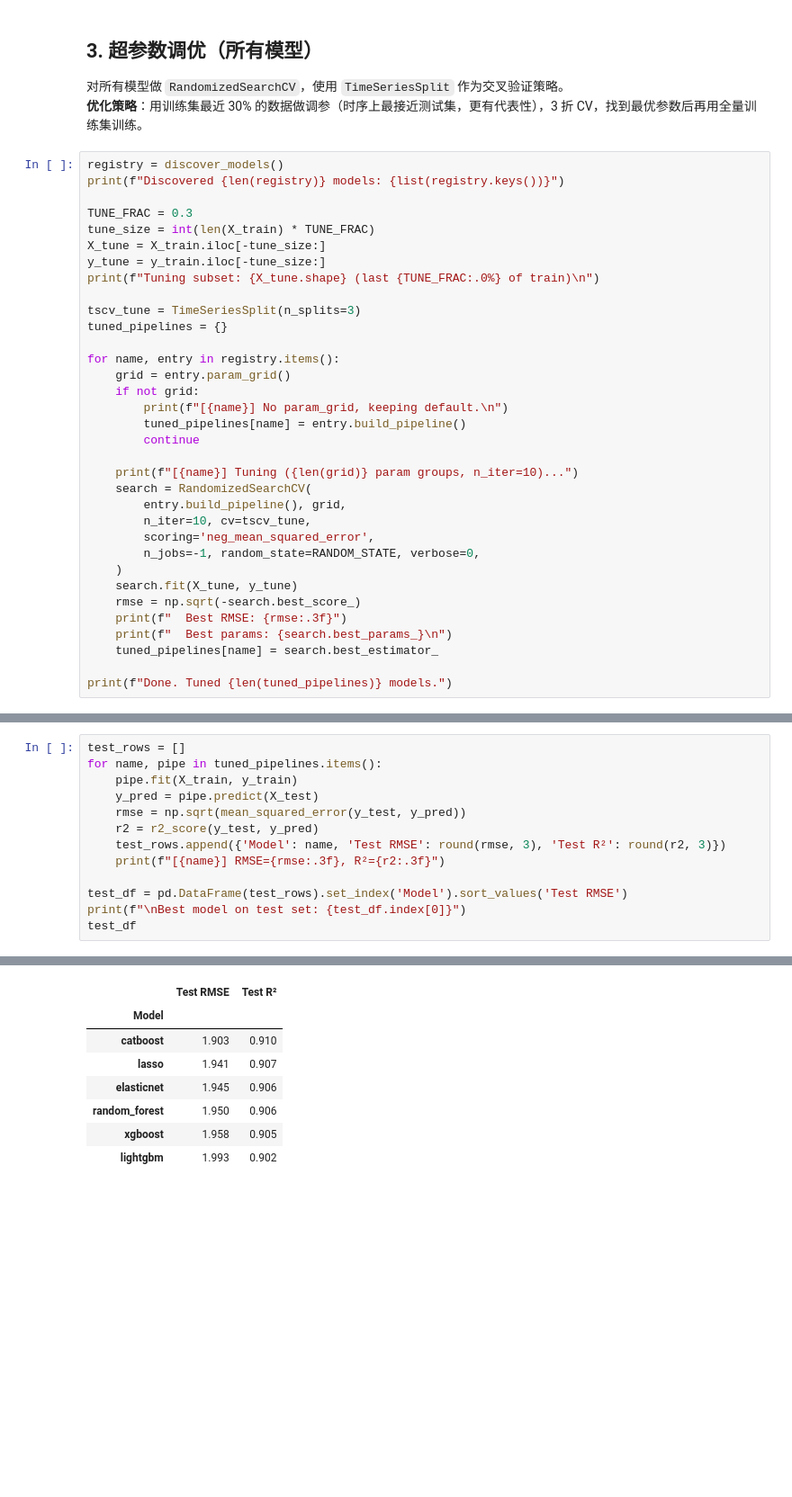
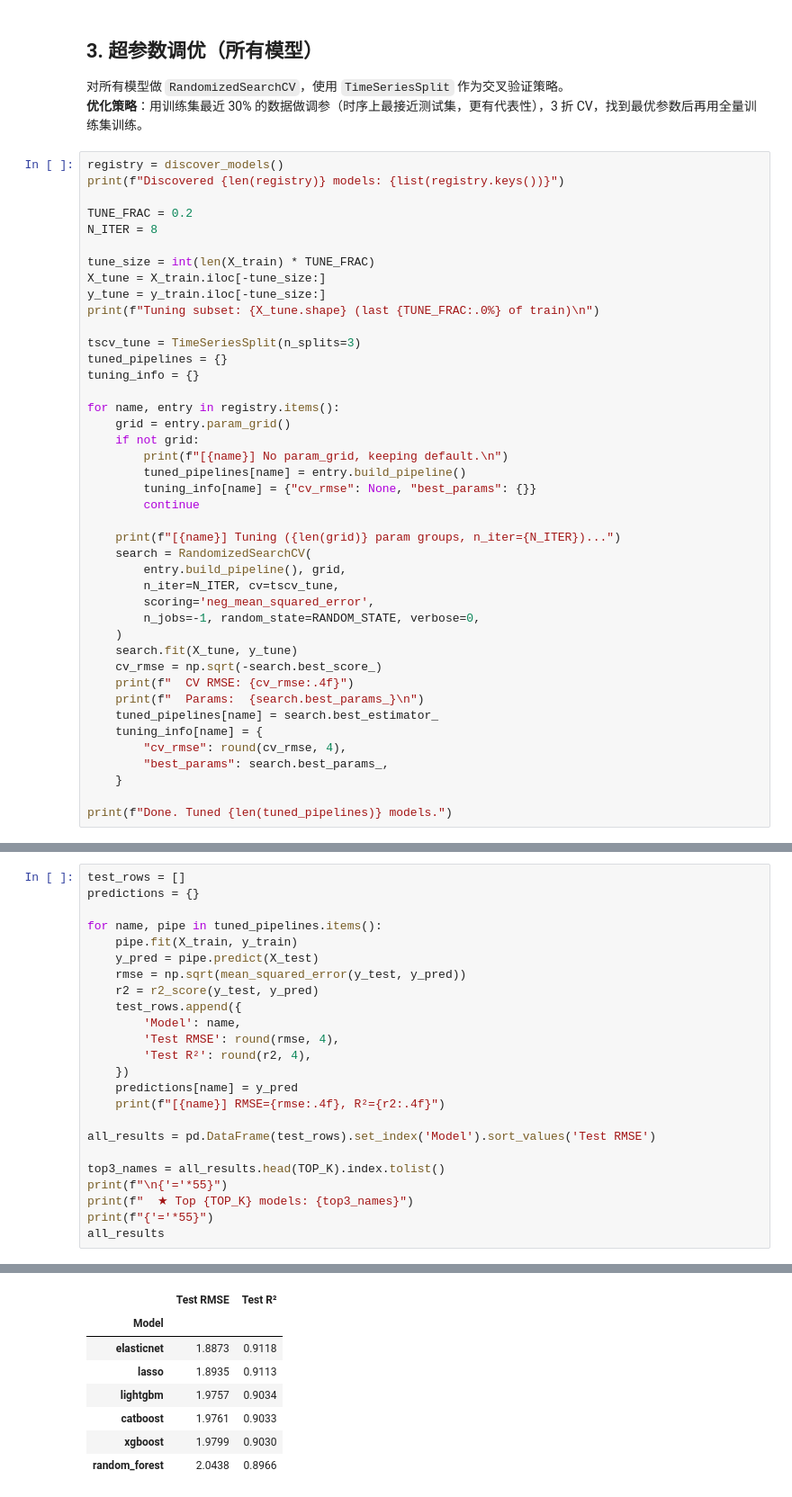
Before and after one commit to zhang-dot-dev/weather-forecast, a Jupyter notebook: notebooks/03_modeling.ipynb, the cells around one changed output, grey strips where cells are left out. Shown at 90% size. Cells and saved outputs as stored; diff of their text form; blank space fills up the shorter version.

```diff
--- a/notebooks/03_modeling.ipynb
+++ b/notebooks/03_modeling.ipynb
@@ -88,7 +108,9 @@ X_train: (300587, 25), X_test: (75147, 25)
 registry = discover_models()
 print(f"Discovered {len(registry)} models: {list(registry.keys())}")
 
-TUNE_FRAC = 0.3
+TUNE_FRAC = 0.2
+N_ITER = 8
+
 tune_size = int(len(X_train) * TUNE_FRAC)
 X_tune = X_train.iloc[-tune_size:]
 y_tune = y_train.iloc[-tune_size:]
@@ -96,26 +118,32 @@ print(f"Tuning subset: {X_tune.shape} (last {TUNE_FRAC:.0%} of train)\n")
 
 tscv_tune = TimeSeriesSplit(n_splits=3)
 tuned_pipelines = {}
+tuning_info = {}
 
 for name, entry in registry.items():
     grid = entry.param_grid()
     if not grid:
         print(f"[{name}] No param_grid, keeping default.\n")
         tuned_pipelines[name] = entry.build_pipeline()
+        tuning_info[name] = {"cv_rmse": None, "best_params": {}}
         continue
 
-    print(f"[{name}] Tuning ({len(grid)} param groups, n_iter=10)...")
+    print(f"[{name}] Tuning ({len(grid)} param groups, n_iter={N_ITER})...")
     search = RandomizedSearchCV(
         entry.build_pipeline(), grid,
-        n_iter=10, cv=tscv_tune,
+        n_iter=N_ITER, cv=tscv_tune,
         scoring='neg_mean_squared_error',
         n_jobs=-1, random_state=RANDOM_STATE, verbose=0,
     )
     search.fit(X_tune, y_tune)
-    rmse = np.sqrt(-search.best_score_)
-    print(f"  Best RMSE: {rmse:.3f}")
-    print(f"  Best params: {search.best_params_}\n")
+    cv_rmse = np.sqrt(-search.best_score_)
+    print(f"  CV RMSE: {cv_rmse:.4f}")
+    print(f"  Params:  {search.best_params_}\n")
     tuned_pipelines[name] = search.best_estimator_
+    tuning_info[name] = {
+        "cv_rmse": round(cv_rmse, 4),
+        "best_params": search.best_params_,
+    }
 
 print(f"Done. Tuned {len(tuned_pipelines)} models.")
 # %% [output]
@@ -154,14 +172,25 @@ Done. Tuned 6 models.
 # %%
 test_rows = []
+predictions = {}
+
 for name, pipe in tuned_pipelines.items():
     pipe.fit(X_train, y_train)
     y_pred = pipe.predict(X_test)
     rmse = np.sqrt(mean_squared_error(y_test, y_pred))
     r2 = r2_score(y_test, y_pred)
-    test_rows.append({'Model': name, 'Test RMSE': round(rmse, 3), 'Test R²': round(r2, 3)})
-    print(f"[{name}] RMSE={rmse:.3f}, R²={r2:.3f}")
+    test_rows.append({
+        'Model': name,
+        'Test RMSE': round(rmse, 4),
+        'Test R²': round(r2, 4),
+    })
+    predictions[name] = y_pred
+    print(f"[{name}] RMSE={rmse:.4f}, R²={r2:.4f}")
 
-test_df = pd.DataFrame(test_rows).set_index('Model').sort_values('Test RMSE')
-print(f"\nBest model on test set: {test_df.index[0]}")
-test_df
+all_results = pd.DataFrame(test_rows).set_index('Model').sort_values('Test RMSE')
+
+top3_names = all_results.head(TOP_K).index.tolist()
+print(f"\n{'='*55}")
+print(f"  ★ Top {TOP_K} models: {top3_names}")
+print(f"{'='*55}")
+all_results
 # %% [output]
@@ -176,9 +207,9 @@ Best model on test set: catboost
 |  | Test RMSE | Test R² |
 | Model |  |  |
-| catboost | 1.903 | 0.910 |
-| lasso | 1.941 | 0.907 |
-| elasticnet | 1.945 | 0.906 |
-| random_forest | 1.950 | 0.906 |
-| xgboost | 1.958 | 0.905 |
-| lightgbm | 1.993 | 0.902 |
+| elasticnet | 1.8873 | 0.9118 |
+| lasso | 1.8935 | 0.9113 |
+| lightgbm | 1.9757 | 0.9034 |
+| catboost | 1.9761 | 0.9033 |
+| xgboost | 1.9799 | 0.9030 |
+| random_forest | 2.0438 | 0.8966 |
 # %% [markdown]
```
Also changed, not shown: parts of 17 cells of this notebook, 28 other files.
